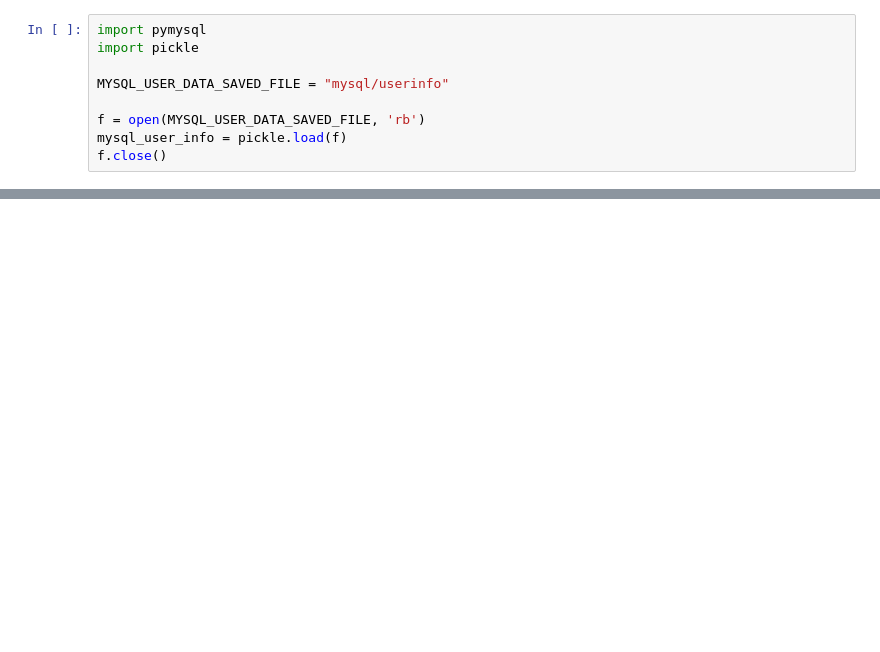
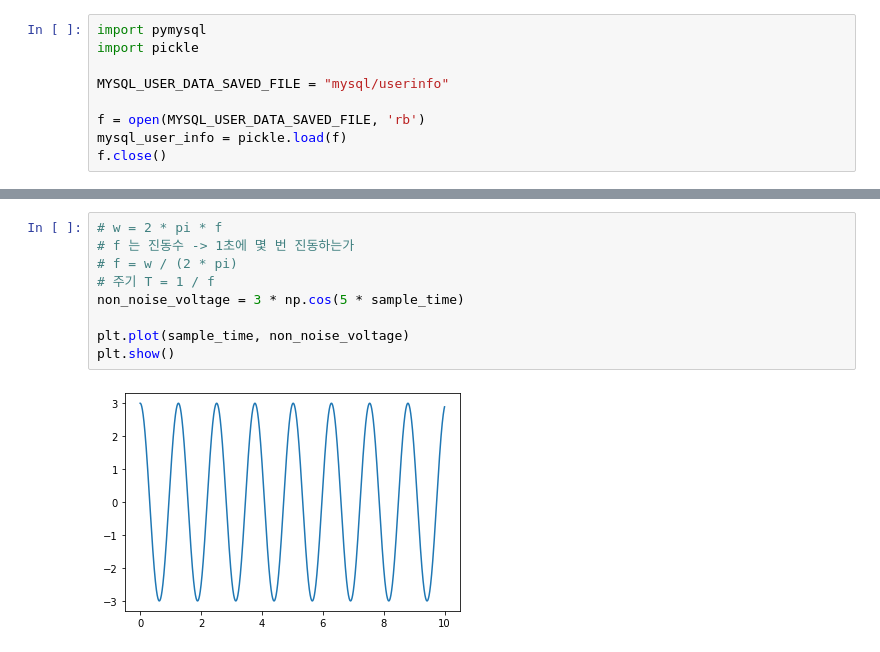
Before and after one commit to KHWeb19/LectureContents, a Jupyter notebook: python/fourth.ipynb, the cells around one changed output, grey strips where cells are left out. Cells and saved outputs as stored; diff of their text form; blank space fills up the shorter version.

```diff
--- a/python/fourth.ipynb
+++ b/python/fourth.ipynb
@@ -37,0 +215,11 @@ print('파이썬을 활용한 db 입력 성공!')
+# %%
+# w = 2 * pi * f
+# f 는 진동수 -> 1초에 몇 번 진동하는가
+# f = w / (2 * pi)
+# 주기 T = 1 / f
+non_noise_voltage = 3 * np.cos(5 * sample_time)
+
+plt.plot(sample_time, non_noise_voltage)
+plt.show()
+# %% [output]
+[figure, added]
```
Also changed, not shown: parts of 24 cells of this notebook, 3 other files.
